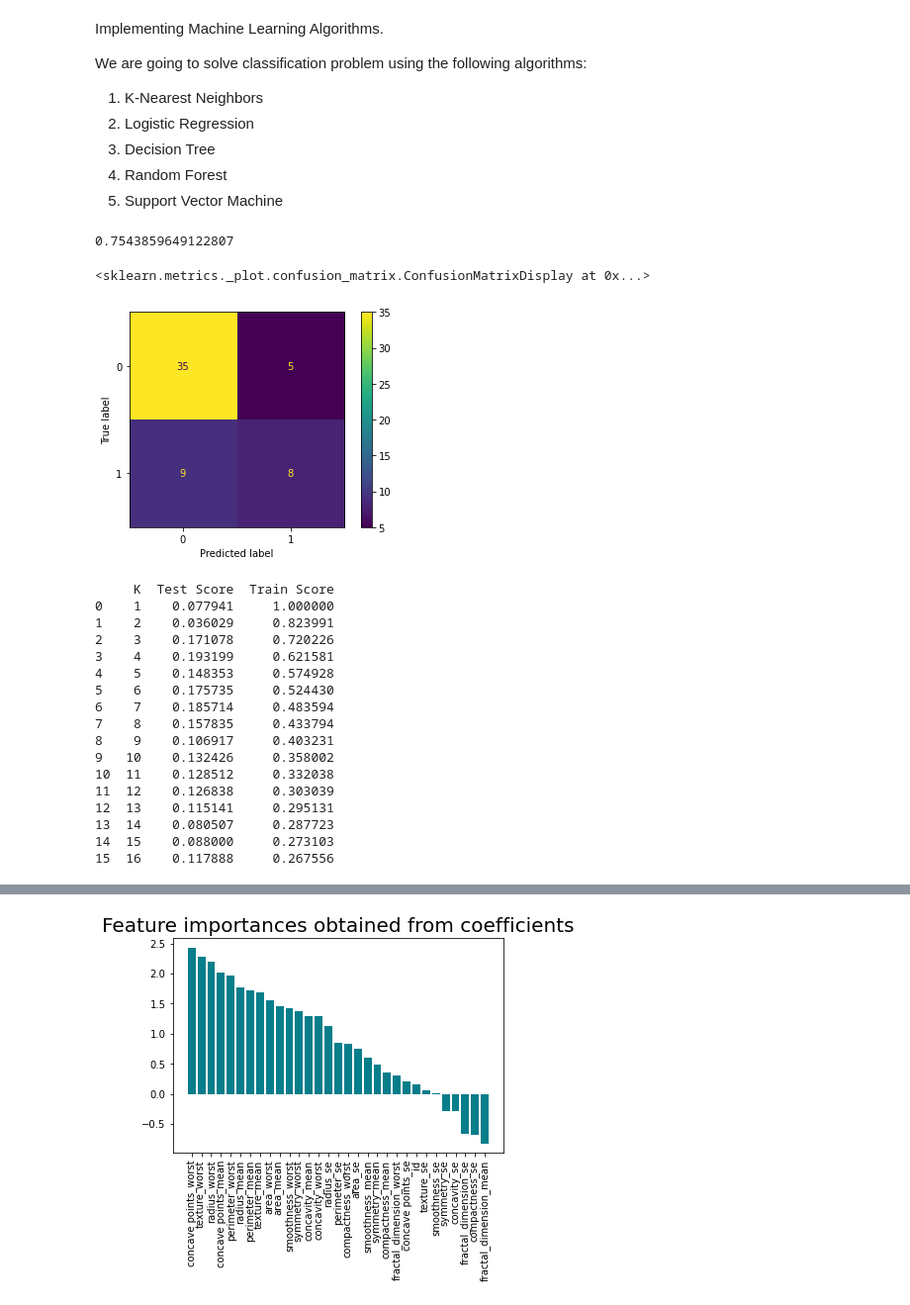
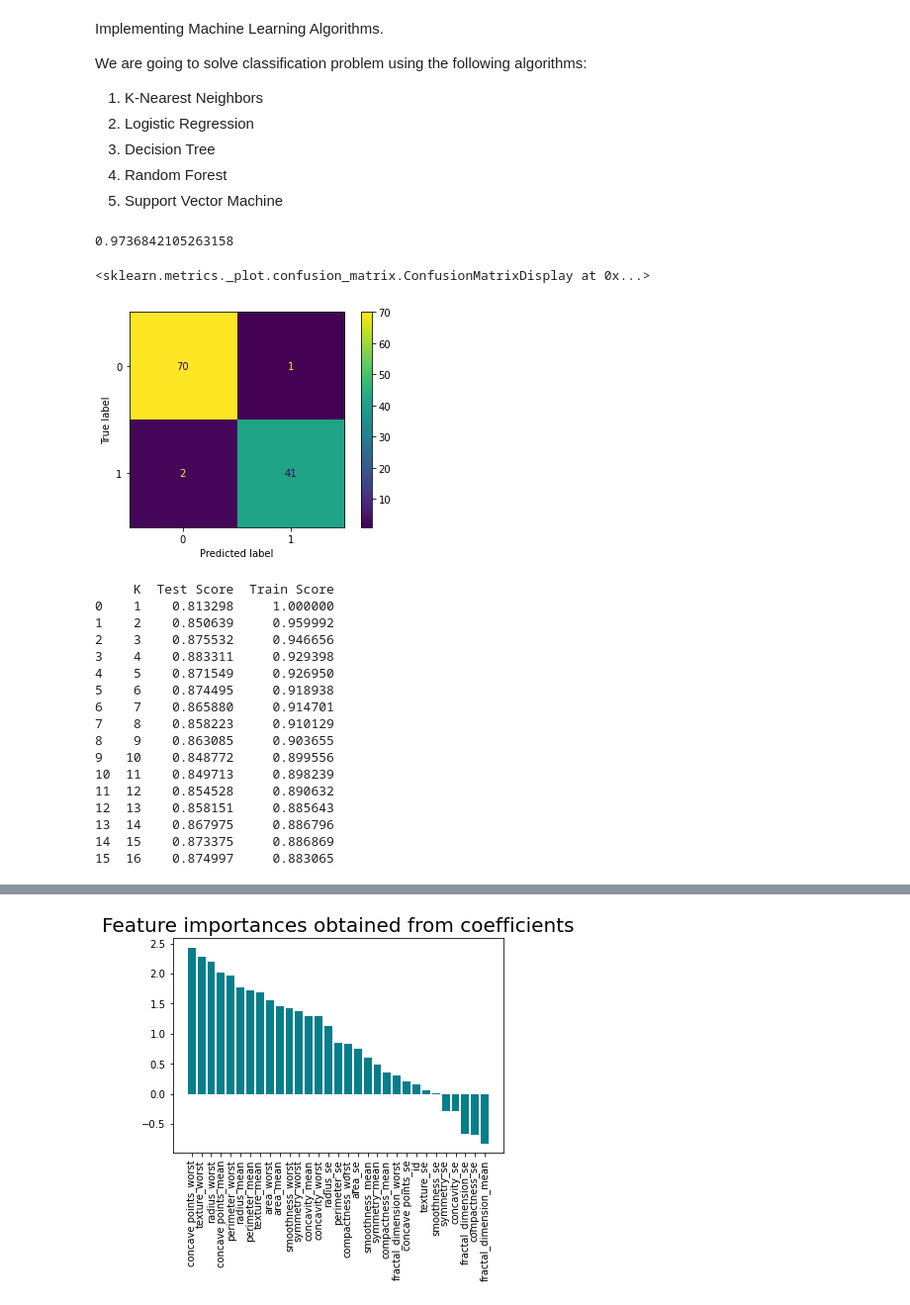
Before and after one commit to colinoy/BreastCancerPrediction, a Jupyter notebook: BreastCancer.ipynb, the cells around one changed output, grey strips where cells are left out. Shown at 99% size. Saved outputs shown, nothing was run; the diff lists cells and outputs as text; code cells hidden in the pictures.

Commit message:
add notes and explenations on models

```diff
--- a/BreastCancer_EDA.ipynb
+++ b/BreastCancer.ipynb
@@ -229,6 +248,34 @@ We are going to solve classification problem using the following algorithms:
 3. Decision Tree
 4. Random Forest
 5. Support Vector Machine
+# %%
+"""implemnting minmax scaler and standard scaler to normalize the data.
+The main idea behind normalization/standardization is to make the data more similar.
+Variables that are measured at different scales do not contribute equally to the model fitting & model learned function and might end up creating a bias.
+Thus, to deal with this potential problem feature-wise normalization such as MinMax Scaling and StandardScaler is usually used prior to model fitting.
+The main idea behind minmax scaler is to scale the data to a range between 0 and 1 in order to make the data easier to learn.
+The main advantage of standard scaler is that it is robust to outliers.
+"""
+
+
+from sklearn.preprocessing import MinMaxScaler
+from sklearn.preprocessing import StandardScaler
+
+x = data.drop('diagnosis', axis=1)
+y = data['diagnosis']
+#we are splitting the data into train and test data, we will use train data to train the model and test data to test the model.
+scaler = MinMaxScaler()
+X_train, X_test, y_train, y_test = train_test_split(x, y, test_size= 0.2, random_state=42)
+#when we normalize the data, we have to do it after the train test split, becuase if not we will have a leak of information.
+# For example, it we are using minmax scaler before we split it into train and test data,
+# we might use the min and max of our test to normalize our train data, and that will lead to a leak of information.
+scaler.fit(X_train)
+X_scaled = scaler.transform(X_train)
+X_test_scaled = scaler.transform(X_test)
+X_train = pd.DataFrame(X_scaled, columns=x.columns)
+X_test = pd.DataFrame(X_test_scaled, columns=x.columns)
+
+#since we are in classification problem, we dont need to scale the target variable.
 # %%
 """implementing KNN algorithm to classify the data
 # Knn is a classification algorithm that uses the distance between the data points to classify the data.
@@ -236,28 +283,26 @@ knn calculates the distance between the data points and assigns the class of the
 # A total of 569 such samples are present in this data, out of which 357 are classified as
 # "benign" (harmless) and the rest 212 are classified as "malignant" (harmful). {'M':1, 'B':0})"""
 
-x = data.drop('diagnosis', axis=1)
-y = data['diagnosis']
+
 knn = KNeighborsClassifier(n_neighbors=4)
-X_train, X_test, y_train, y_test = train_test_split(x, y, test_size= 0.1, random_state=42)
 knn.fit(X_train, y_train)
 pred = knn.predict(X_test)
 print(accuracy_score(y_test, pred))
 # %% [output]
-0.7543859649122807
+0.9736842105263158
 # %%
 """confusion matrix to check the accuracy of the algorithm from a different perspective,
 the true positive, false positive, true negative and false negative"""
 cm = confusion_matrix(y_test, pred, labels=knn.classes_)
 disp = ConfusionMatrixDisplay(confusion_matrix=cm,display_labels=knn.classes_)
-"""rom the confusion martix we can see that we have 31 observation that we predicted to be benign (harmless) and they ended up being benign (harmless),
-# however we have 9 observation that we predicted to be malignant (harmful) and ended up bening benign (harmless)
-# Moreover we have 6 observation that we predicted to be benign (harmless) and ended up being malignant (harmful)
-# To sum up we have a total of 9 false negatives and a total of 6 false positives"""
+"""from the confusion martix we can see that we have 70 observation that we predicted to be benign (harmless) and they ended up being benign (harmless),
+# however we have 1 observation that we predicted to be malignant (harmful) and ended up bening benign (harmless)
+# Moreover we have 2 observation that we predicted to be benign (harmless) and ended up being malignant (harmful)
+# To sum up we have a total of 1 true negatives and a total of 2 false positives"""
 disp.plot()
 # %% [output]
 <sklearn.metrics._plot.confusion_matrix.ConfusionMatrixDisplay at 0x...>
-[figure, old version]
+[figure, new version]
 # %%
 from sklearn.neighbors import KNeighborsRegressor
 """
@@ -277,22 +322,22 @@ df = pd.DataFrame(knn_r_acc, columns=['K','Test Score','Train Score'])
 print(df)
 # %% [output]
      K  Test Score  Train Score
-0    1    0.077941     1.000000
-1    2    0.036029     0.823991
-2    3    0.171078     0.720226
-3    4    0.193199     0.621581
-4    5    0.148353     0.574928
-5    6    0.175735     0.524430
-6    7    0.185714     0.483594
-7    8    0.157835     0.433794
-8    9    0.106917     0.403231
-9   10    0.132426     0.358002
-10  11    0.128512     0.332038
-11  12    0.126838     0.303039
-12  13    0.115141     0.295131
-13  14    0.080507     0.287723
-14  15    0.088000     0.273103
-15  16    0.117888     0.267556
+0    1    0.813298     1.000000
+1    2    0.850639     0.959992
+2    3    0.875532     0.946656
+3    4    0.883311     0.929398
+4    5    0.871549     0.926950
+5    6    0.874495     0.918938
+6    7    0.865880     0.914701
+7    8    0.858223     0.910129
+8    9    0.863085     0.903655
+9   10    0.848772     0.899556
+10  11    0.849713     0.898239
+11  12    0.854528     0.890632
+12  13    0.858151     0.885643
+13  14    0.867975     0.886796
+14  15    0.873375     0.886869
+15  16    0.874997     0.883065
 # %%
 """implemting logistic regression
 logistic regression is a classification algorithm that uses the logistic function to classify the data.
```
Also changed, not shown: parts of 27 cells of this notebook, 1 other file.
